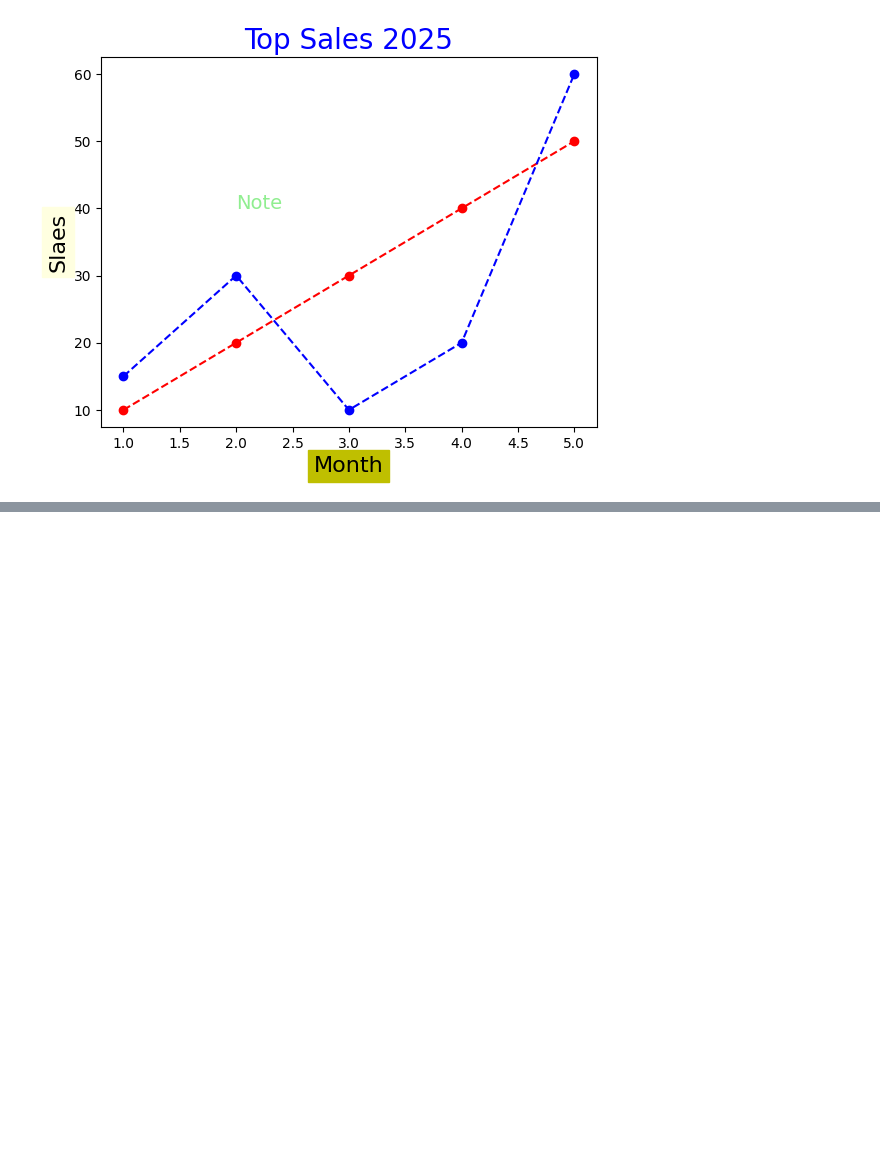
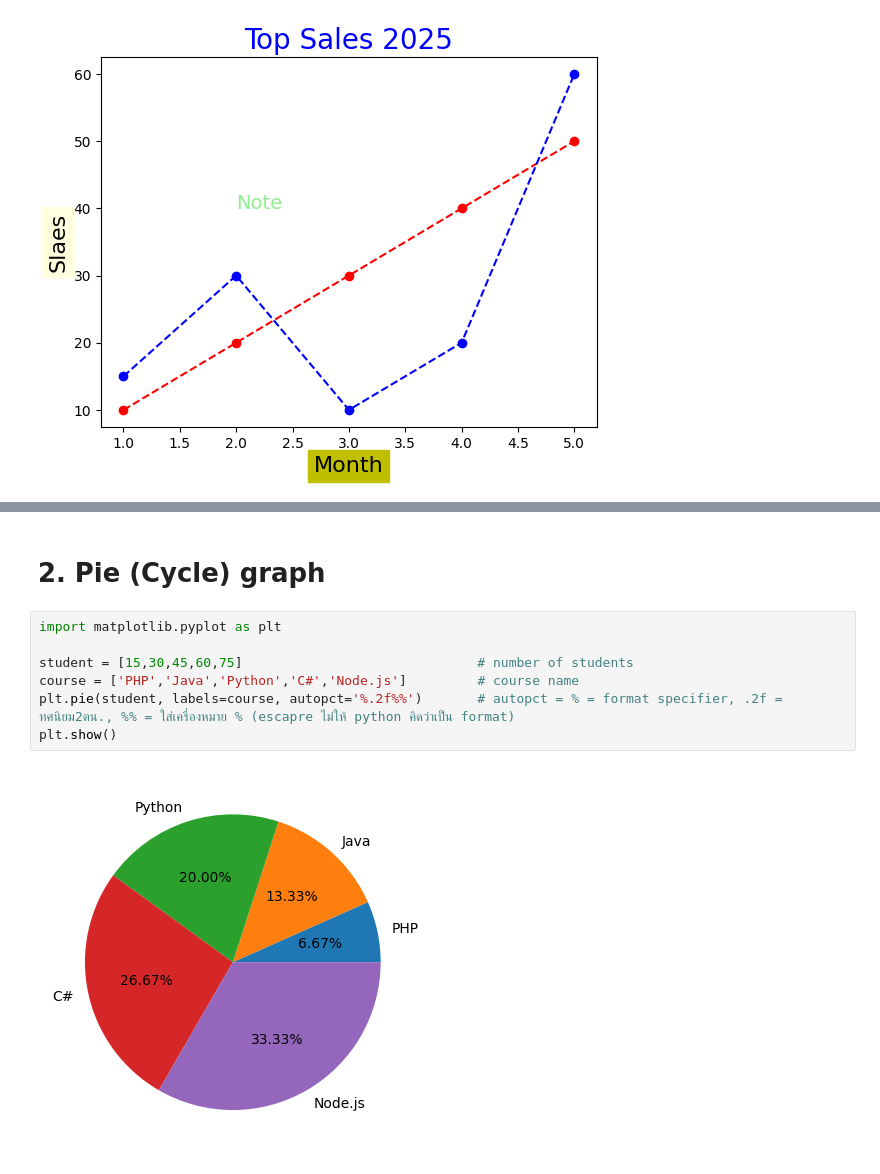
Before and after one commit to SutripatNew/Z01.-Python, a Jupyter notebook: 01_DataScience/matplotlib.ipynb, the cells around one changed output, grey strips where cells are left out. Drawn from its saved outputs; the diff is of its cells as text; blank space fills up the shorter version.

```diff
--- a/01_DataScience/matplotlib.ipynb
+++ b/01_DataScience/matplotlib.ipynb
@@ -406,0 +461,11 @@ plt.show()
+# %% [markdown]
+# 2. Pie (Cycle) graph
+# %%
+import matplotlib.pyplot as plt
+
+student = [15,30,45,60,75]                              # number of students
+course = ['PHP','Java','Python','C#','Node.js']         # course name
+plt.pie(student, labels=course, autopct='%.2f%%')       # autopct = % = format specifier, .2f = ทศนิยม2ตน., %% = ใส่เครื่องหมาย % (escapre ไม่ให้ python คิดว่าเป็น format)
+plt.show()
+# %% [output]
+[figure, added]
```
Also changed, not shown: parts of 22 cells of this notebook, 11 other files.
